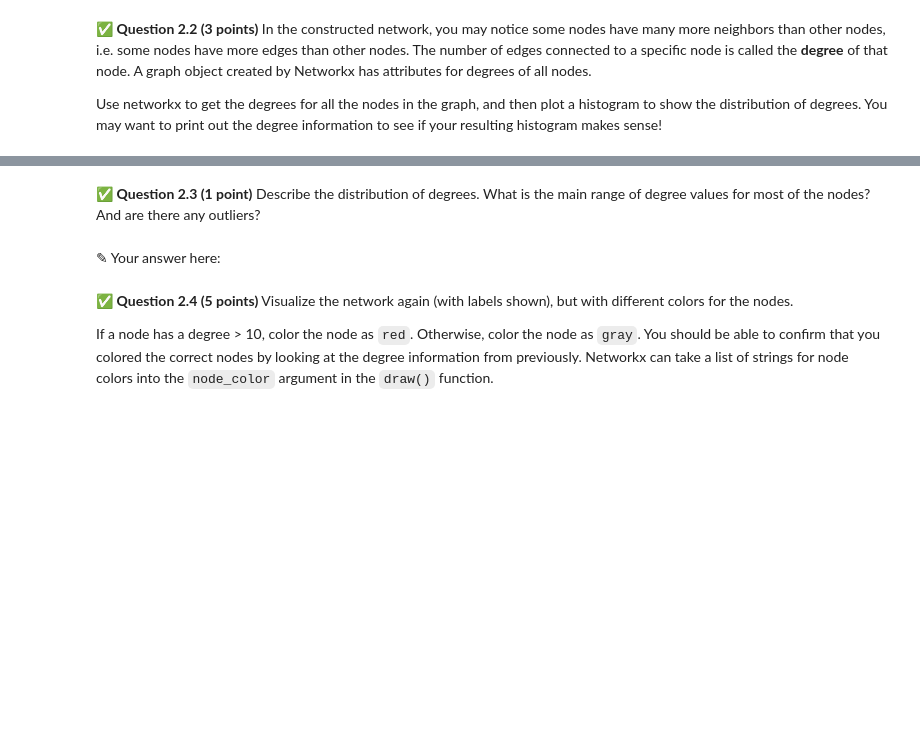
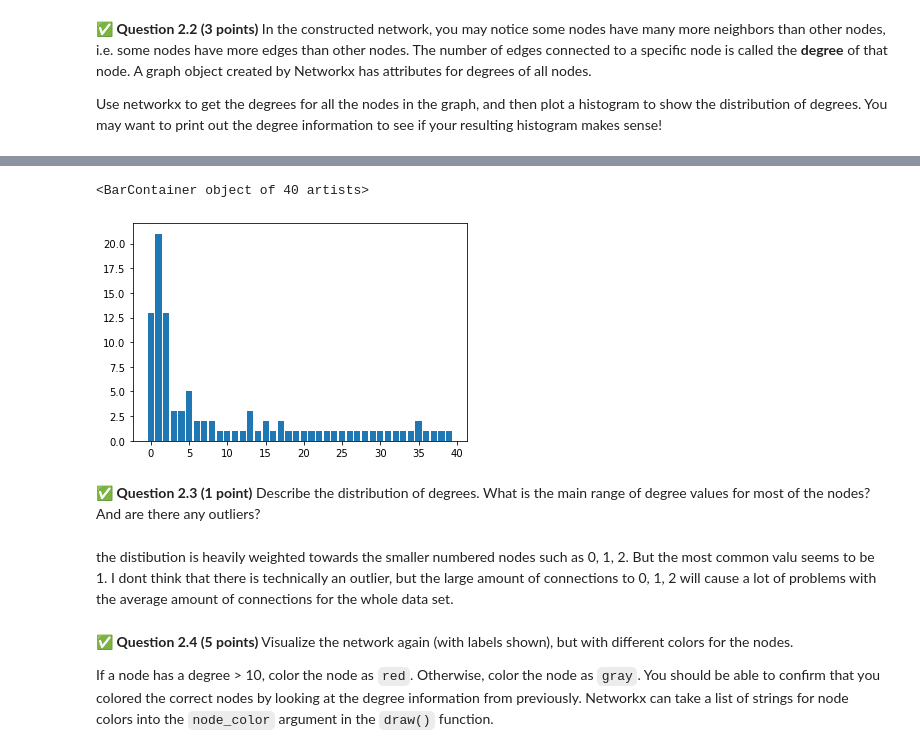
Before and after one commit to Michael-Bellaver/cmse202-s21-turnin, a Jupyter notebook: hw-04/HW-04_graph_regression-STUDENT.ipynb, the cells around one changed output, grey strips where cells are left out. Saved outputs shown, nothing was run; the diff lists cells and outputs as text; code cells hidden in the pictures; blank space fills up the shorter version.

```diff
--- a/hw-04/HW-04_graph_regression-STUDENT.ipynb
+++ b/hw-04/HW-04_graph_regression-STUDENT.ipynb
@@ -75,7 +90,16 @@ Use networkx to get the degrees for all the nodes in the graph, and then plot a
+# %%
+x = np.arange(40)
+degree = []
+for i in x:
+    degree.append(degrees[i])
+plt.bar(x,degree)
+# %% [output]
+<BarContainer object of 40 artists>
+[figure, added]
 # %% [markdown]
 &#9989;  **Question 2.3 (1 point)** Describe the distribution of degrees. What is the main range of degree values for most of the nodes? And are there any outliers?
-# %% [markdown]
-<font size=+3>&#9998;</font> Your answer here:
+# %% [markdown]
+the distibution is heavily weighted towards the smaller numbered nodes such as 0, 1, 2. But the most common valu seems to be 1. I dont think that there is technically an outlier, but the large amount of connections to 0, 1, 2 will cause a lot of problems with the average amount of connections for the whole data set.
 # %% [markdown]
 &#9989;  **Question 2.4 (5 points)** Visualize the network again (with labels shown), but with different colors for the nodes.
 
```
Also changed, not shown: parts of 19 cells of this notebook, 4 other files.
